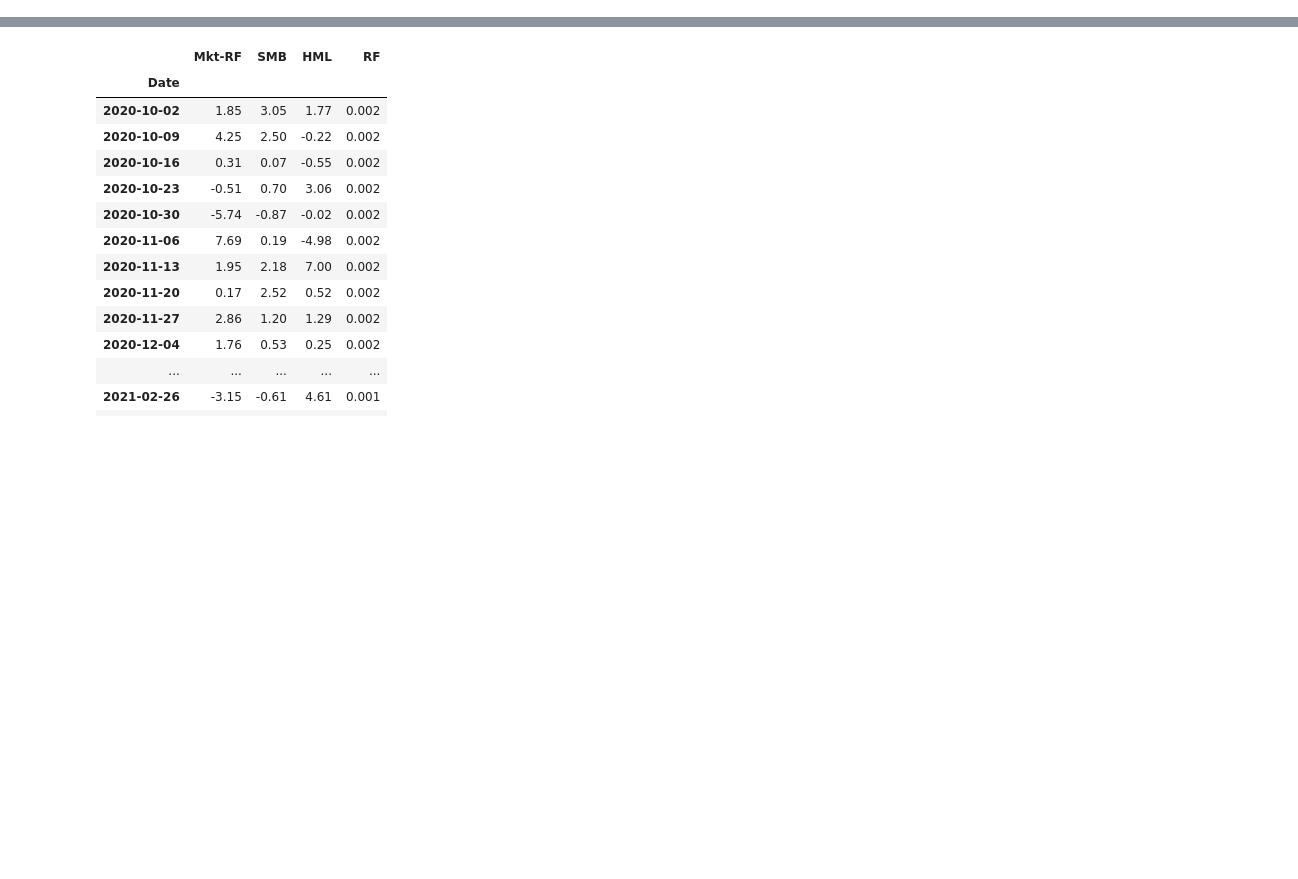
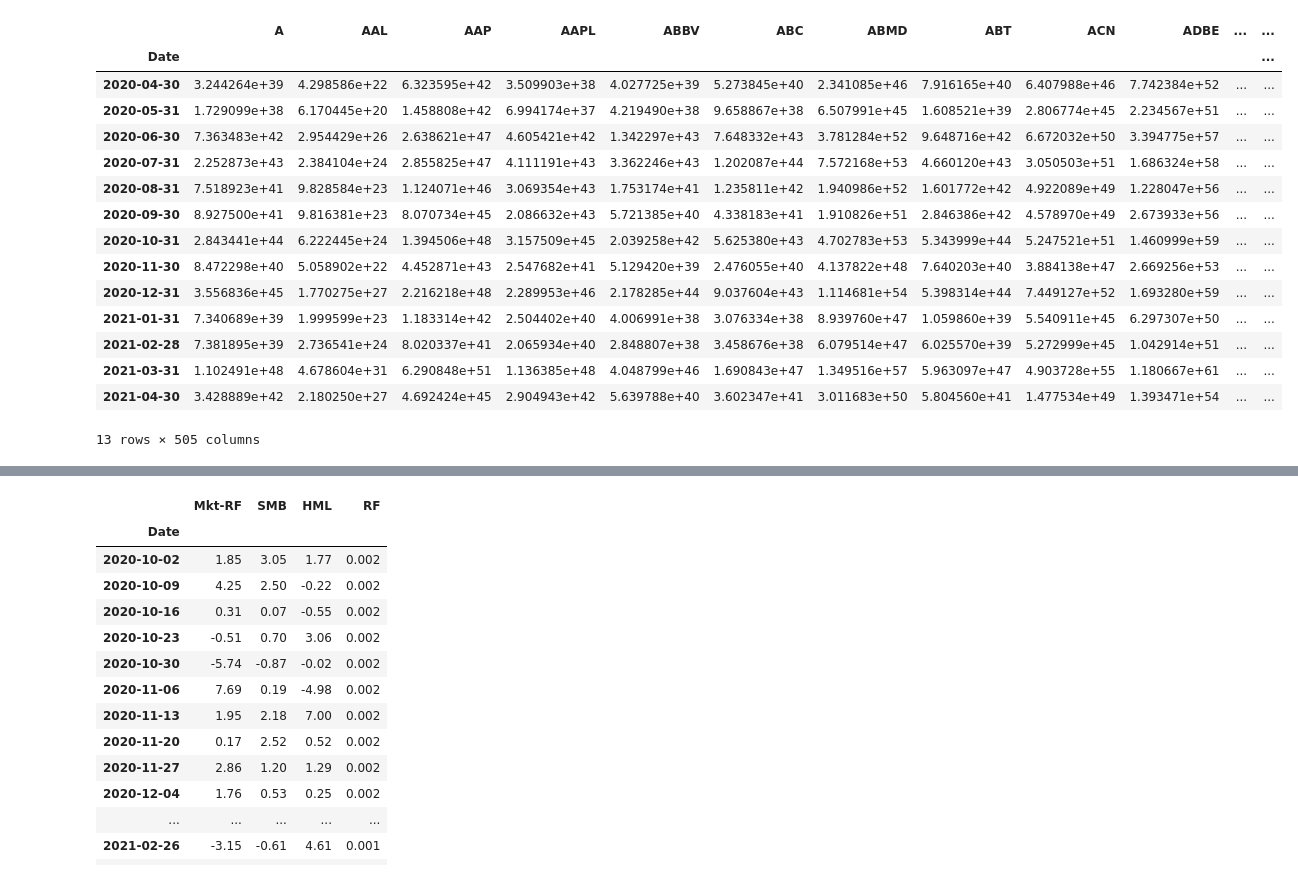
Before and after one commit to kevintr/DS_LAB_PSYCOLOGY_2021, a Jupyter notebook: FINANCE/Estrazione dati e Momentum.ipynb, the cells around one changed output, grey strips where cells are left out. Cells and saved outputs as stored; diff of their text form; code cells hidden in the pictures; blank space fills up the shorter version.

```diff
--- a/FINANCE/Estrazione dati e Momentum.ipynb
+++ b/FINANCE/Estrazione dati e Momentum.ipynb
@@ -15,0 +73,19 @@ funds = ['SPY']
+# %%
+stocks_rendimento
+# %% [output]
+|  | A | AAL | AAP | AAPL | ABBV | ABC | ABMD | ABT | ACN | ADBE | ... | ... |
+| Date |  |  |  |  |  |  |  |  |  |  |  | ... |
+| 2020-04-30 | 3.244264e+39 | 4.298586e+22 | 6.323595e+42 | 3.509903e+38 | 4.027725e+39 | 5.273845e+40 | 2.341085e+46 | 7.916165e+40 | 6.407988e+46 | 7.742384e+52 | ... | ... |
+| 2020-05-31 | 1.729099e+38 | 6.170445e+20 | 1.458808e+42 | 6.994174e+37 | 4.219490e+38 | 9.658867e+38 | 6.507991e+45 | 1.608521e+39 | 2.806774e+45 | 2.234567e+51 | ... | ... |
+| 2020-06-30 | 7.363483e+42 | 2.954429e+26 | 2.638621e+47 | 4.605421e+42 | 1.342297e+43 | 7.648332e+43 | 3.781284e+52 | 9.648716e+42 | 6.672032e+50 | 3.394775e+57 | ... | ... |
+| 2020-07-31 | 2.252873e+43 | 2.384104e+24 | 2.855825e+47 | 4.111191e+43 | 3.362246e+43 | 1.202087e+44 | 7.572168e+53 | 4.660120e+43 | 3.050503e+51 | 1.686324e+58 | ... | ... |
+| 2020-08-31 | 7.518923e+41 | 9.828584e+23 | 1.124071e+46 | 3.069354e+43 | 1.753174e+41 | 1.235811e+42 | 1.940986e+52 | 1.601772e+42 | 4.922089e+49 | 1.228047e+56 | ... | ... |
+| 2020-09-30 | 8.927500e+41 | 9.816381e+23 | 8.070734e+45 | 2.086632e+43 | 5.721385e+40 | 4.338183e+41 | 1.910826e+51 | 2.846386e+42 | 4.578970e+49 | 2.673933e+56 | ... | ... |
+| 2020-10-31 | 2.843441e+44 | 6.222445e+24 | 1.394506e+48 | 3.157509e+45 | 2.039258e+42 | 5.625380e+43 | 4.702783e+53 | 5.343999e+44 | 5.247521e+51 | 1.460999e+59 | ... | ... |
+| 2020-11-30 | 8.472298e+40 | 5.058902e+22 | 4.452871e+43 | 2.547682e+41 | 5.129420e+39 | 2.476055e+40 | 4.137822e+48 | 7.640203e+40 | 3.884138e+47 | 2.669256e+53 | ... | ... |
+| 2020-12-31 | 3.556836e+45 | 1.770275e+27 | 2.216218e+48 | 2.289953e+46 | 2.178285e+44 | 9.037604e+43 | 1.114681e+54 | 5.398314e+44 | 7.449127e+52 | 1.693280e+59 | ... | ... |
+| 2021-01-31 | 7.340689e+39 | 1.999599e+23 | 1.183314e+42 | 2.504402e+40 | 4.006991e+38 | 3.076334e+38 | 8.939760e+47 | 1.059860e+39 | 5.540911e+45 | 6.297307e+50 | ... | ... |
+| 2021-02-28 | 7.381895e+39 | 2.736541e+24 | 8.020337e+41 | 2.065934e+40 | 2.848807e+38 | 3.458676e+38 | 6.079514e+47 | 6.025570e+39 | 5.272999e+45 | 1.042914e+51 | ... | ... |
+| 2021-03-31 | 1.102491e+48 | 4.678604e+31 | 6.290848e+51 | 1.136385e+48 | 4.048799e+46 | 1.690843e+47 | 1.349516e+57 | 5.963097e+47 | 4.903728e+55 | 1.180667e+61 | ... | ... |
+| 2021-04-30 | 3.428889e+42 | 2.180250e+27 | 4.692424e+45 | 2.904943e+42 | 5.639788e+40 | 3.602347e+41 | 3.011683e+50 | 5.804560e+41 | 1.477534e+49 | 1.393471e+54 | ... | ... |
+13 rows × 505 columns
```
Also changed, not shown: parts of 41 cells of this notebook, 1 other file.
